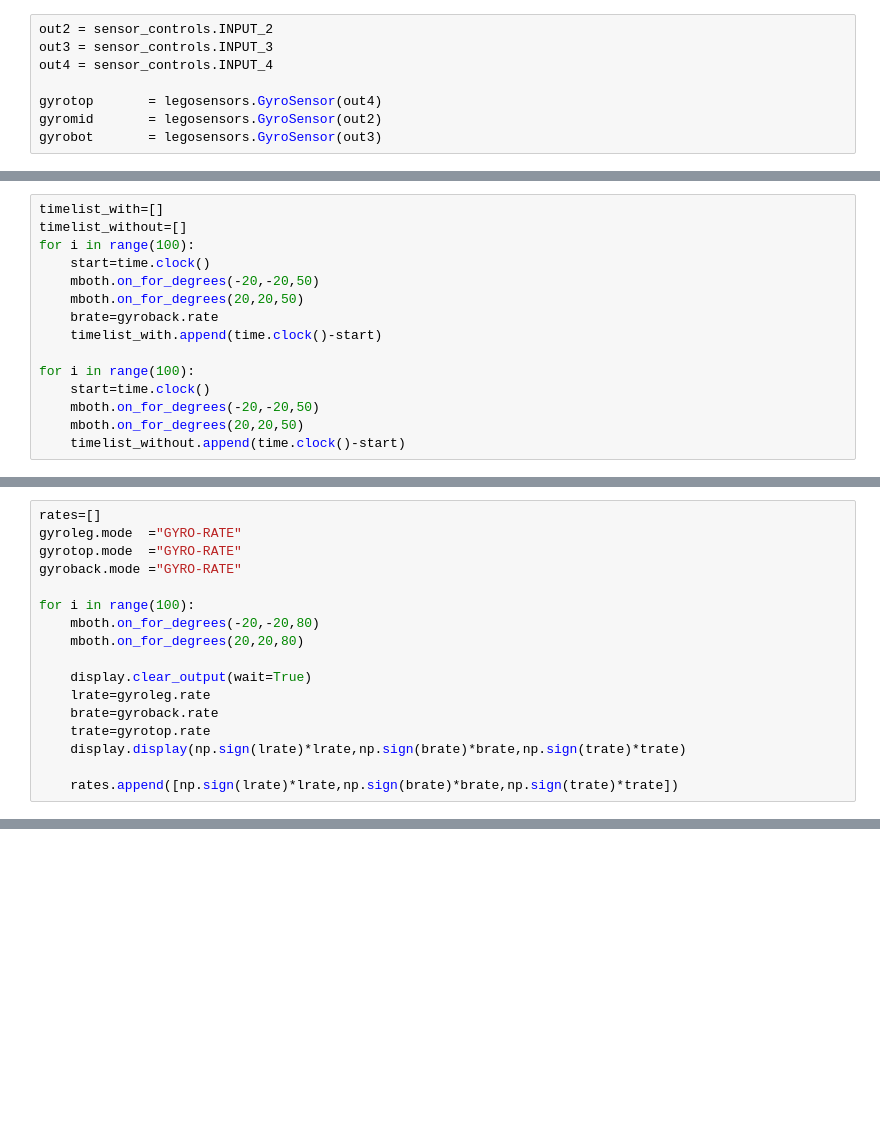
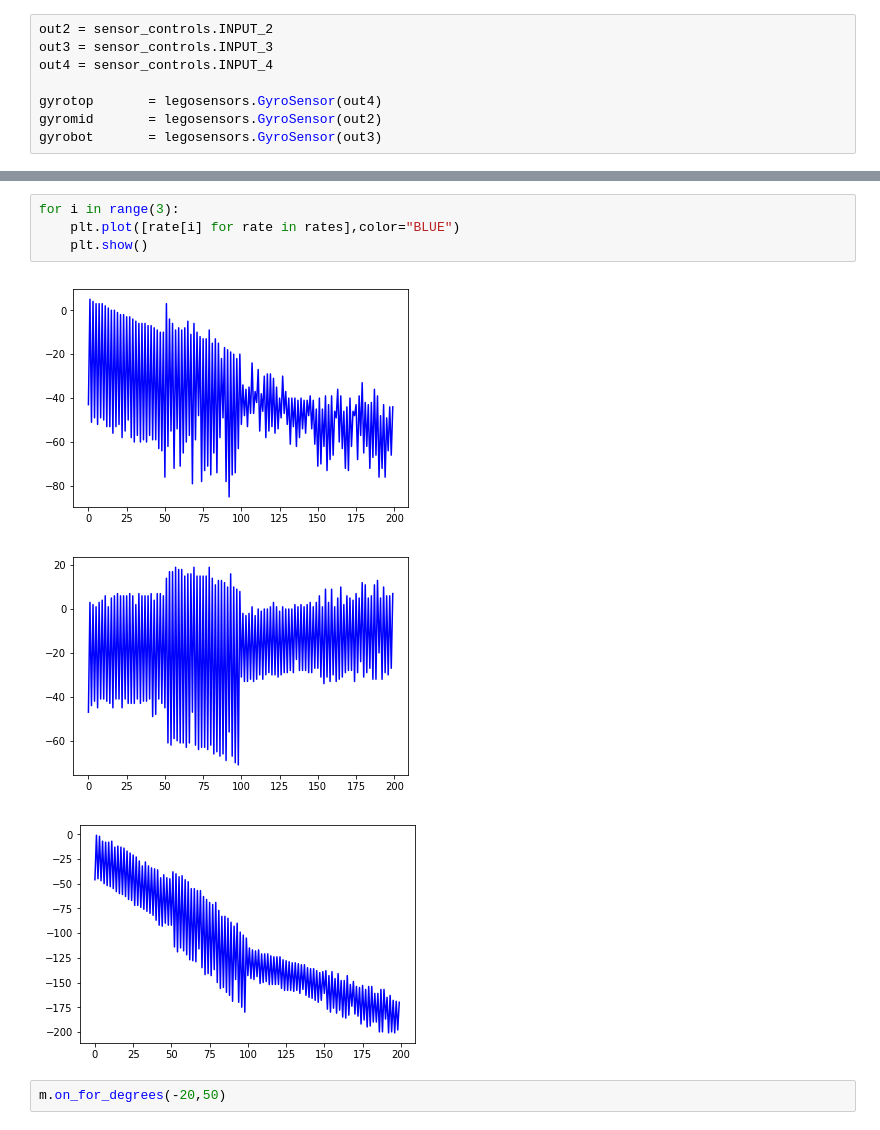
Before and after one commit to SteffenCzolbe/LEGO-machine-learning, a Jupyter notebook: src/experiments/Gyro_experiment.ipynb, the cells around one changed output, grey strips where cells are left out. Drawn from its saved outputs; the diff is of its cells as text; blank space fills up the shorter version.

Commit message:
update to gyro experiments

```diff
--- a/src/experiments/Gyro_experiment.ipynb
+++ b/src/experiments/Gyro_experiment.ipynb
@@ -55,15 +36,0 @@ KeyboardInterrupt:
-# %%
-timelist_with=[]
-timelist_without=[]
-for i in range(100):
-    start=time.clock()
-    mboth.on_for_degrees(-20,-20,50)
-    mboth.on_for_degrees(20,20,50)
-    brate=gyroback.rate
-    timelist_with.append(time.clock()-start)
-
-for i in range(100):
-    start=time.clock()
-    mboth.on_for_degrees(-20,-20,50)
-    mboth.on_for_degrees(20,20,50)
-    timelist_without.append(time.clock()-start)
@@ -80,17 +36,0 @@ sum(timelist_with)/len(timelist_with)-sum(timelist_without)/len(timelist_without
-# %%
-rates=[]
-gyroleg.mode  ="GYRO-RATE"
-gyrotop.mode  ="GYRO-RATE"
-gyroback.mode ="GYRO-RATE"
-
-for i in range(100):
-    mboth.on_for_degrees(-20,-20,80)
-    mboth.on_for_degrees(20,20,80)
-
-    display.clear_output(wait=True)
-    lrate=gyroleg.rate
-    brate=gyroback.rate
-    trate=gyrotop.rate
-    display.display(np.sign(lrate)*lrate,np.sign(brate)*brate,np.sign(trate)*trate)
-
-    rates.append([np.sign(lrate)*lrate,np.sign(brate)*brate,np.sign(trate)*trate])
@@ -100,0 +125,10 @@ for i in range(100):
+# %%
+for i in range(3):
+    plt.plot([rate[i] for rate in rates],color="BLUE")
+    plt.show()
+# %% [output]
+[figure, added]
+[figure, added]
+[figure, added]
+# %%
+m.on_for_degrees(-20,50)
```
Also changed, not shown: parts of 7 cells of this notebook.
